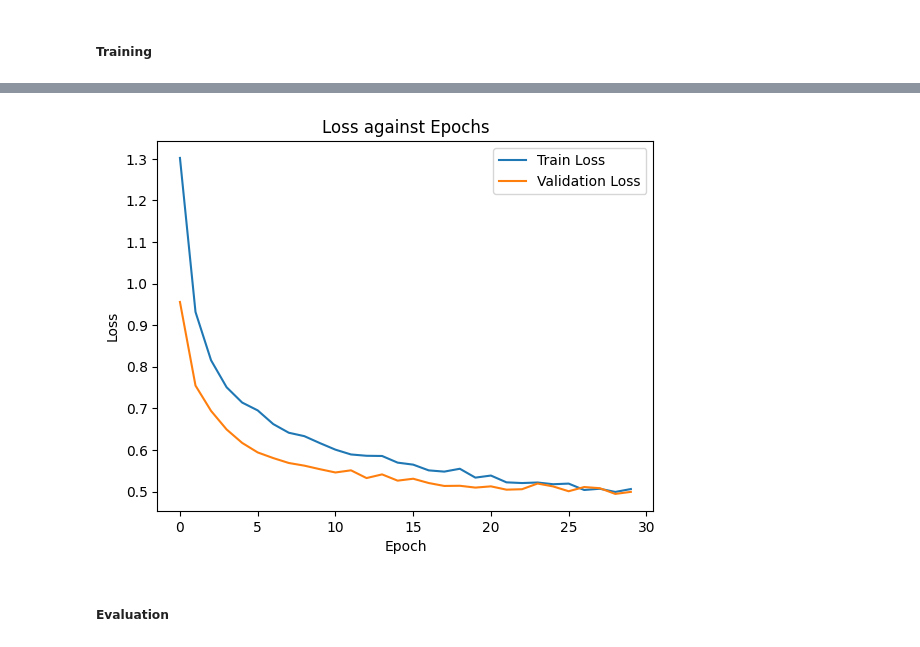
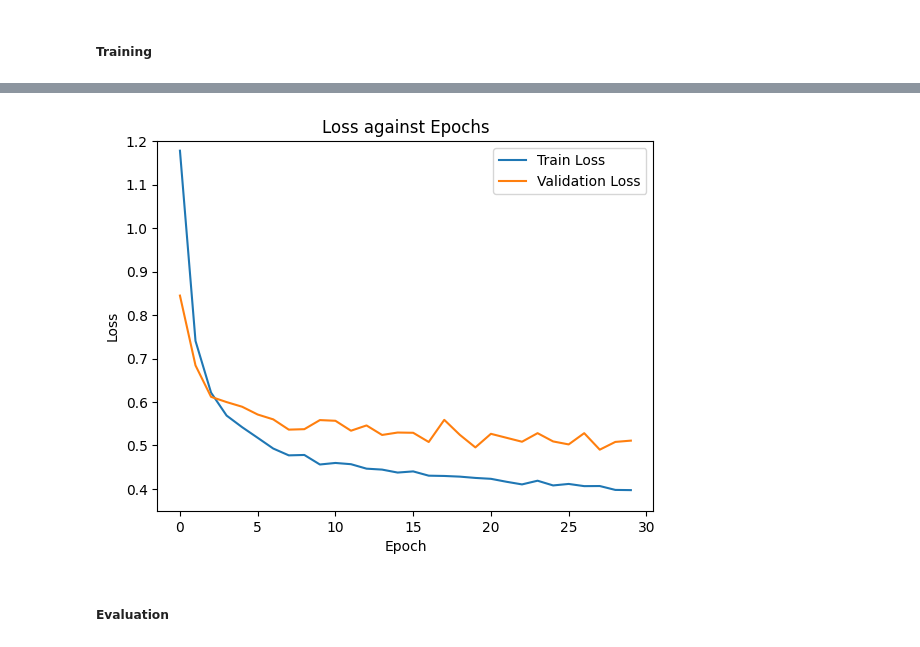
Before and after one commit to Jaywhisker/PlayWrite, a Jupyter notebook: notebooks/cnn_transfer_learning.ipynb, the cells around one changed output, grey strips where cells are left out. Saved outputs shown, nothing was run; the diff lists cells and outputs as text; code cells hidden in the pictures.

```diff
--- a/notebooks/cnn_transfer_learning.ipynb
+++ b/notebooks/cnn_transfer_learning.ipynb
@@ -40,7 +44,7 @@ from tqdm import tqdm
 import matplotlib.pyplot as plt
 # %%
 #Parameter Setup
-image_size = (299,299)
+image_size = (224,224)
 batch_size = 64
 # %%
 #Define transforms for image preprocessing
@@ -362,7 +420,7 @@ device = torch.device("cuda" if torch.cuda.is_available() else "cpu")
 # %% [markdown]
 ##### Training
 # %%
-model = PreTrainedCNNModels('InceptionV3', 10, len(train_dataset.classes)).to(device)
+model = PreTrainedCNNModels('InceptionV3', 2, len(train_dataset.classes)).to(device)
 criterion = torch.nn.CrossEntropyLoss()
 optimizer = torch.optim.SGD(model.parameters(), lr=0.001, momentum=0.9)
 # %%
@@ -373,4 +431,4 @@ train_loss, val_loss = finetuning_train(model,
                                     val_dataloader,
                                     30,
                                     device,
-                                    'incept_10')
+                                    'incept_14')
@@ -413,18 +435,18 @@ Validation loss: 0.5509788493315378, Validation Accuracy: 80.33
 # %%
 #plotting line graph of training loss and validation loss
 plt.plot(train_loss, label='Train Loss')
 plt.plot(val_loss, label='Validation Loss')
 
 #labels and title
 plt.xlabel('Epoch')
 plt.ylabel('Loss')
 plt.title('Loss against Epochs')
-
+plt.ylim([0.35, 1.2])
 #show legend
 plt.legend()
 plt.show()
 # %% [output]
-[figure, old version]
+[figure, new version]
 # %% [markdown]
 ##### Evaluation
 # %%
```
Also changed, not shown: parts of 70 cells of this notebook, 1 other file.
